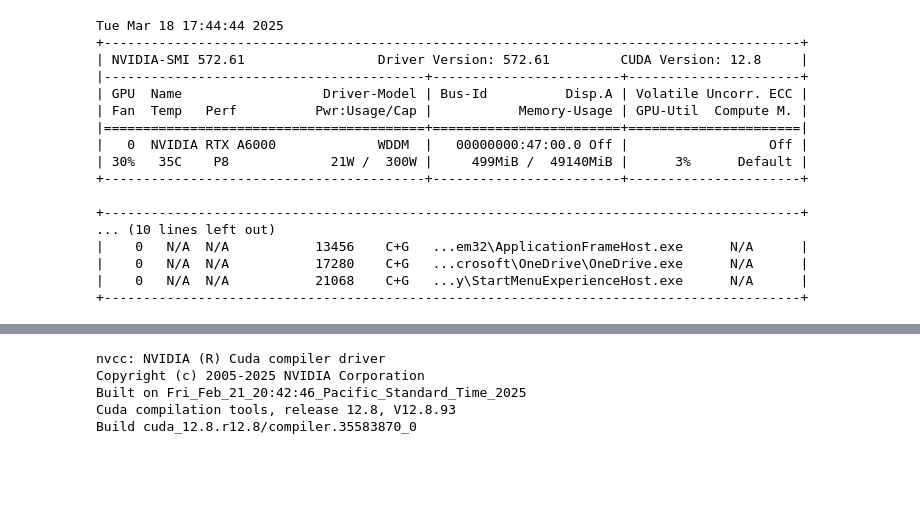
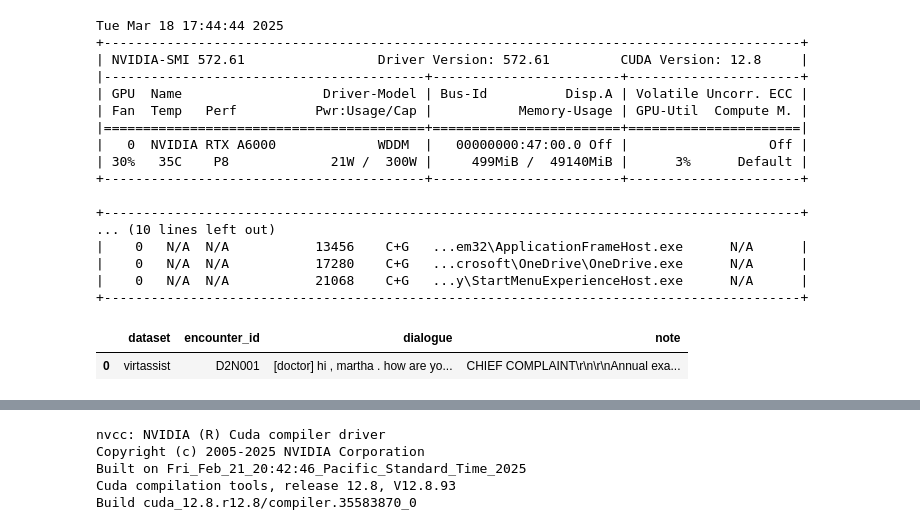
Before and after one commit to SaiVikrantG/MajorProject, a Jupyter notebook: qwen-aloe.ipynb, the cells around one changed output, grey strips where cells are left out. Drawn from its saved outputs; the diff is of its cells as text; code cells hidden in the pictures; blank space fills up the shorter version.

```diff
--- a/qwen-aloe.ipynb
+++ b/qwen-aloe.ipynb
@@ -60,0 +56,5 @@ from datasets import load_dataset
+# %%
+train_df.head(1)
+# %% [output]
+|  | dataset | encounter_id | dialogue | note |
+| 0 | virtassist | D2N001 | [doctor] hi , martha . how are yo... | CHIEF COMPLAINT\r\n\r\nAnnual exa... |
```
Also changed, not shown: parts of 29 cells of this notebook.
